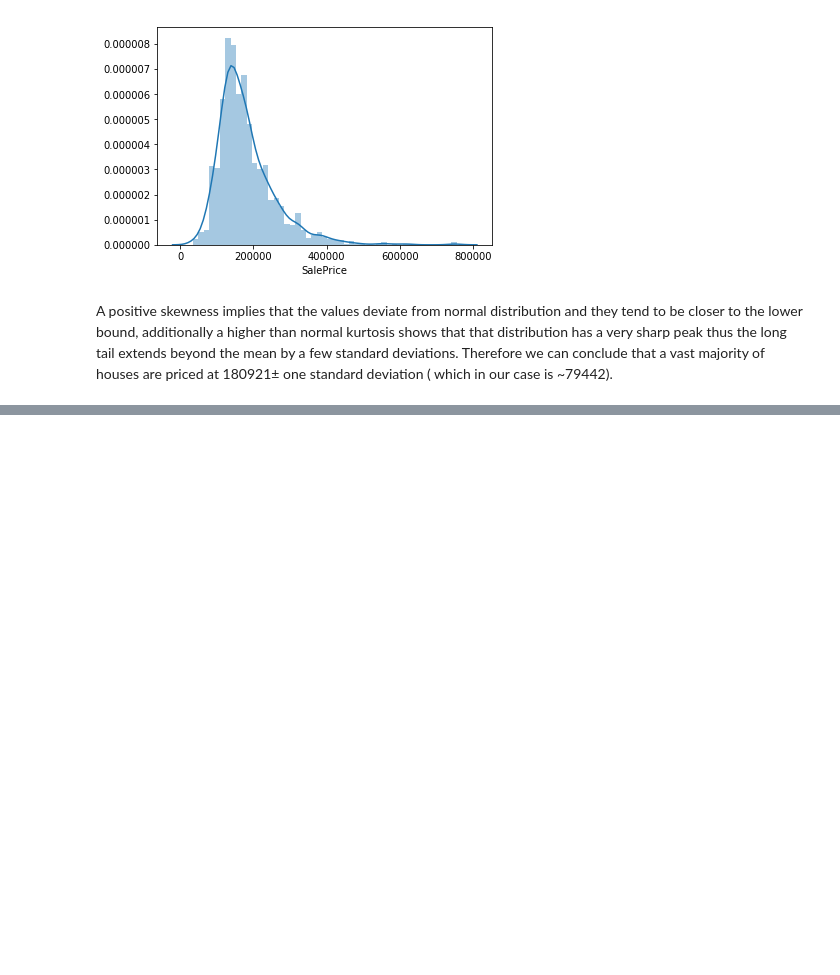
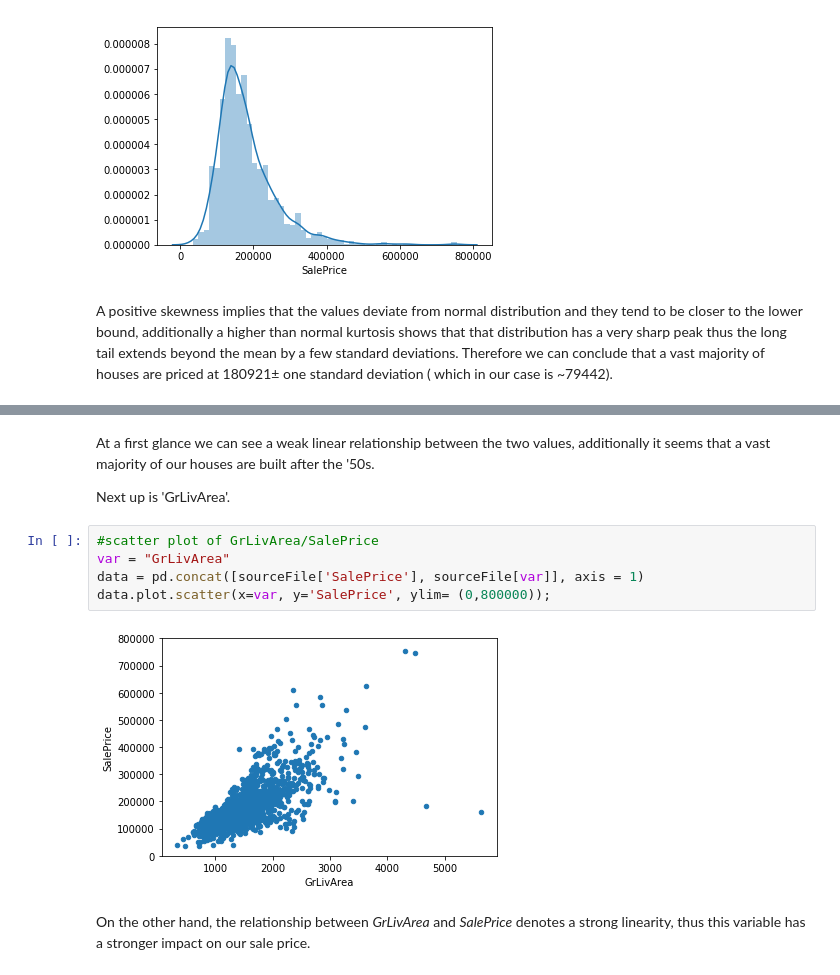
Before and after one commit to ashocorian/a16, a Jupyter notebook: A16 Project/source.ipynb, the cells around one changed output, grey strips where cells are left out. Drawn from its saved outputs; the diff is of its cells as text; blank space fills up the shorter version.

```diff
--- a/A16 Project/source.ipynb
+++ b/A16 Project/source.ipynb
@@ -64,0 +81,13 @@ Therefore we can conclude that a vast majority of houses are priced at 180921±
+# %% [markdown]
+At a first glance we can see a weak linear relationship between the two values, additionally it seems that a vast majority of our houses are built after the '50s.
+
+Next up is 'GrLivArea'.
+# %%
+#scatter plot of GrLivArea/SalePrice
+var = "GrLivArea"
+data = pd.concat([sourceFile['SalePrice'], sourceFile[var]], axis = 1)
+data.plot.scatter(x=var, y='SalePrice', ylim= (0,800000));
+# %% [output]
+[figure, added]
+# %% [markdown]
+On the other hand, the relationship between _GrLivArea_ and _SalePrice_ denotes a strong linearity, thus this variable has a stronger impact on our sale price.
```
Also changed, not shown: parts of 6 cells of this notebook.
